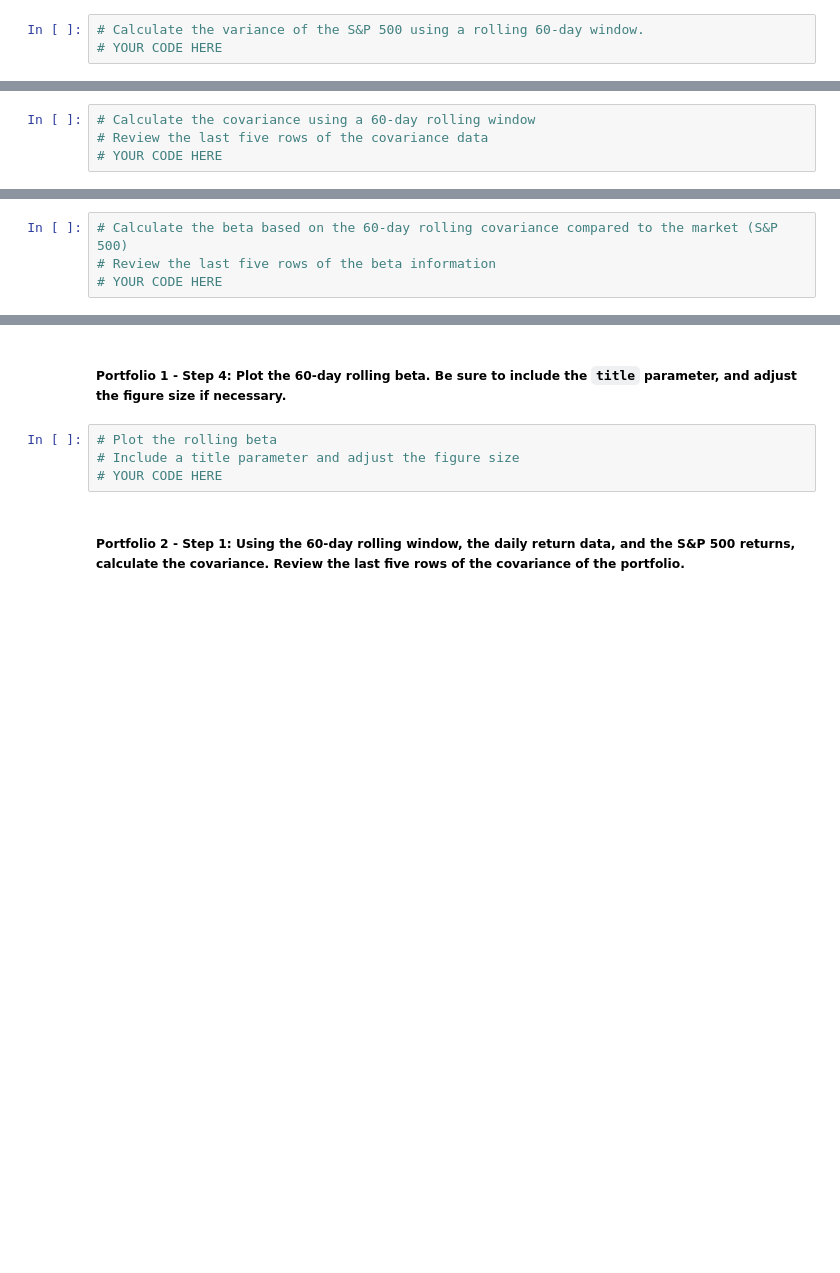
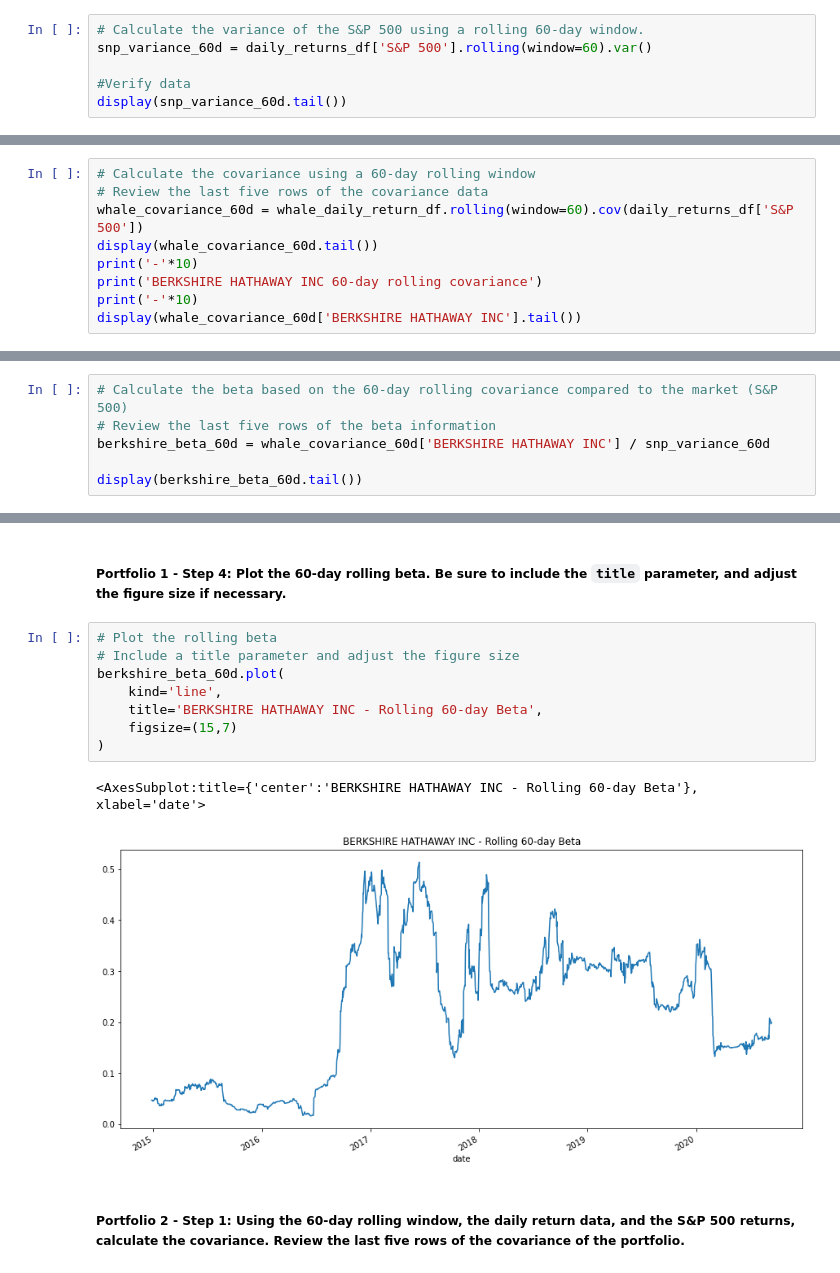
Before and after one commit to johngru/portfolio_risk_return_analysis, a Jupyter notebook: risk_return_analysis.ipynb, the cells around one changed output, grey strips where cells are left out. Drawn from its saved outputs; the diff is of its cells as text; blank space fills up the shorter version.

```diff
--- a/risk_return_analysis.ipynb
+++ b/risk_return_analysis.ipynb
@@ -404,4 +458,7 @@ Your analysis is nearing completion. Now, you need to evaluate how the portfolio
 #### Use the Pandas `var` function to calculate the variance of the S&P 500 by using a 60-day rolling window. Visualize the last five rows of the variance of the S&P 500.
 # %%
 # Calculate the variance of the S&P 500 using a rolling 60-day window.
-# YOUR CODE HERE
+snp_variance_60d = daily_returns_df['S&P 500'].rolling(window=60).var()
+
+#Verify data
+display(snp_variance_60d.tail())
@@ -420,4 +485,9 @@ Your analysis is nearing completion. Now, you need to evaluate how the portfolio
 # %%
 # Calculate the covariance using a 60-day rolling window
 # Review the last five rows of the covariance data
-# YOUR CODE HERE
+whale_covariance_60d = whale_daily_return_df.rolling(window=60).cov(daily_returns_df['S&P 500'])
+display(whale_covariance_60d.tail())
+print('-'*10)
+print('BERKSHIRE HATHAWAY INC 60-day rolling covariance')
+print('-'*10)
+display(whale_covariance_60d['BERKSHIRE HATHAWAY INC'].tail())
@@ -426,4 +514,6 @@ Your analysis is nearing completion. Now, you need to evaluate how the portfolio
 # %%
 # Calculate the beta based on the 60-day rolling covariance compared to the market (S&P 500)
 # Review the last five rows of the beta information
-# YOUR CODE HERE
+berkshire_beta_60d = whale_covariance_60d['BERKSHIRE HATHAWAY INC'] / snp_variance_60d
+
+display(berkshire_beta_60d.tail())
@@ -437,7 +540,14 @@ Your analysis is nearing completion. Now, you need to evaluate how the portfolio
 # %%
 # Plot the rolling beta
 # Include a title parameter and adjust the figure size
-# YOUR CODE HERE
+berkshire_beta_60d.plot(
+    kind='line',
+    title='BERKSHIRE HATHAWAY INC - Rolling 60-day Beta',
+    figsize=(15,7)
+)
+# %% [output]
+<AxesSubplot:title={'center':'BERKSHIRE HATHAWAY INC - Rolling 60-day Beta'}, xlabel='date'>
+[figure, added]
 # %% [markdown]
 ##### Portfolio 2 - Step 1: Using the 60-day rolling window, the daily return data, and the S&P 500 returns, calculate the covariance. Review the last five rows of the covariance of the portfolio.
 # %%
```
Also changed, not shown: parts of 16 cells of this notebook, 3 other files.
